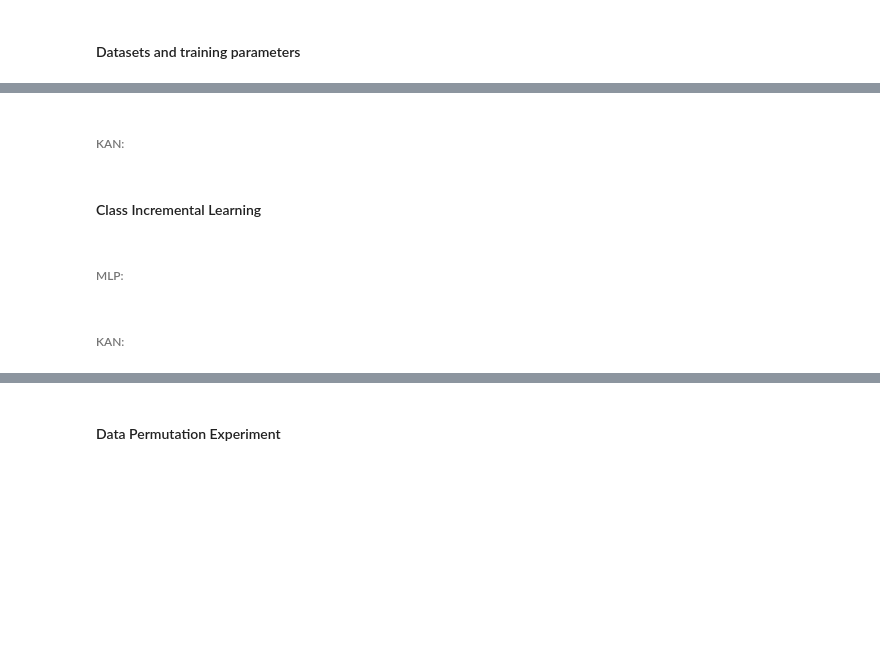
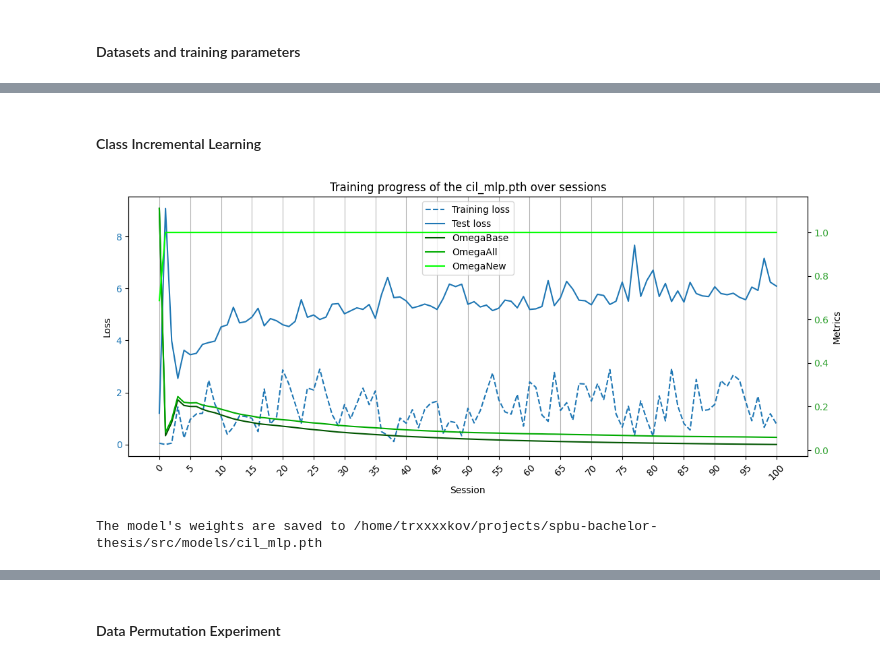
Before and after one commit to trxxxxkov/spbu-bachelor-thesis, a Jupyter notebook: src/notebooks/03_continual_learning.ipynb, the cells around one changed output, grey strips where cells are left out. Drawn from its saved outputs; the diff is of its cells as text; code cells hidden in the pictures; blank space fills up the shorter version.

Commit message:
fix: initialize new model instance before each CL experiment

```diff
--- a/src/notebooks/03_continual_learning.ipynb
+++ b/src/notebooks/03_continual_learning.ipynb
@@ -58,2 +51,0 @@ mlp
-# %% [markdown]
-###### KAN:
@@ -64,21 +52,22 @@ kan
 # %% [markdown]
 #### Class Incremental Learning
-# %% [markdown]
-###### MLP:
 # %%
+model = BaselineMLP()
+optimizer = torch.optim.NAdam(model.parameters(), lr=learning_rate)
 train_class_incremental(
-    model=mlp,
+    model=model,
     trainset=trainset,
     testset=testset,
     criterion=criterion,
-    optimizer=mlp_optimizer,
+    optimizer=optimizer,
     save_path="cil_mlp.pth",
     study_sessions=study_sessions,
     batch_size=batch_size,
     num_epochs=num_epochs,
     early_stopping=early_stopping,
     device=device,
 )
+# %% [output]
+[figure, added]
+The model's weights are saved to /home/trxxxxkov/projects/spbu-bachelor-thesis/src/models/cil_mlp.pth
-# %% [markdown]
-###### KAN:
 # %%
```
Also changed, not shown: parts of 10 cells of this notebook, 3 other files.
